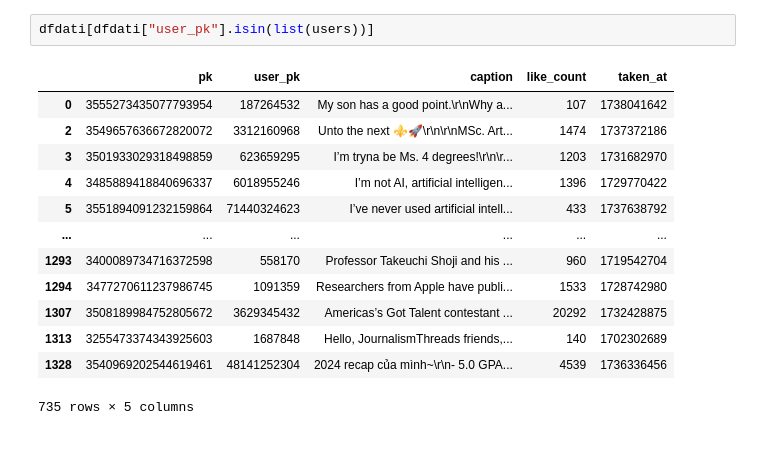
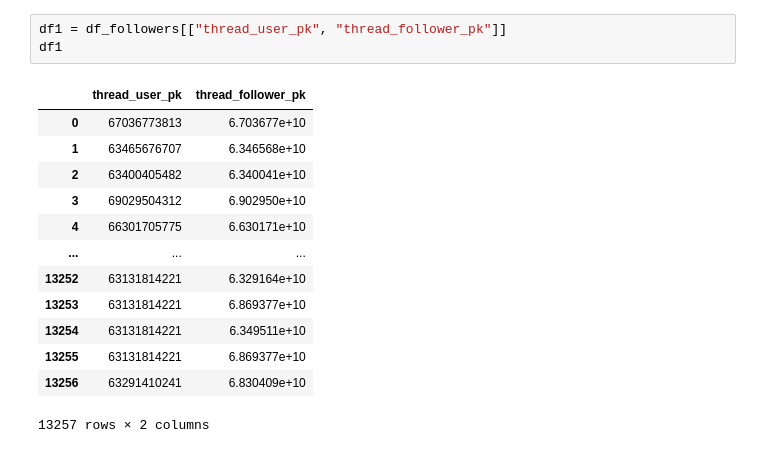
Before and after one commit to Alexis2628/progettoasnm, a Jupyter notebook: Code/data_extraction/reduce.ipynb, the cells around one changed output. Cells and saved outputs as stored; diff of their text form.

```diff
--- a/Code/data_extraction/reduce.ipynb
+++ b/Code/data_extraction/reduce.ipynb
@@ -115,16 +98,17 @@ dfdati
-# %%
-dfdati[dfdati["user_pk"].isin(list(users))]
-# %% [output]
-|  | pk | user_pk | caption | like_count | taken_at |
-| 0 | 3555273435077793954 | 187264532 | My son has a good point.\r\nWhy a... | 107 | 1738041642 |
-| 2 | 3549657636672820072 | 3312160968 | Unto the next ⚜️🚀\r\n\r\nMSc. Art... | 1474 | 1737372186 |
-| 3 | 3501933029318498859 | 623659295 | I’m tryna be Ms. 4 degrees!\r\n\r... | 1203 | 1731682970 |
-| 4 | 3485889418840696337 | 6018955246 | I’m not AI, artificial intelligen... | 1396 | 1729770422 |
-| 5 | 3551894091232159864 | 71440324623 | I’ve never used artificial intell... | 433 | 1737638792 |
-| ... | ... | ... | ... | ... | ... |
-| 1293 | 3400089734716372598 | 558170 | Professor Takeuchi Shoji and his ... | 960 | 1719542704 |
-| 1294 | 3477270611237986745 | 1091359 | Researchers from Apple have publi... | 1533 | 1728742980 |
-| 1307 | 3508189984752805672 | 3629345432 | Americas’s Got Talent contestant ... | 20292 | 1732428875 |
-| 1313 | 3255473374343925603 | 1687848 | Hello, JournalismThreads friends,... | 140 | 1702302689 |
-| 1328 | 3540969202544619461 | 48141252304 | 2024 recap của mình~\r\n- 5.0 GPA... | 4539 | 1736336456 |
-735 rows × 5 columns
+# %%
+df1 = df_followers[["thread_user_pk", "thread_follower_pk"]]
+df1
+# %% [output]
+|  | thread_user_pk | thread_follower_pk |
+| 0 | 67036773813 | 6.703677e+10 |
+| 1 | 63465676707 | 6.346568e+10 |
+| 2 | 63400405482 | 6.340041e+10 |
+| 3 | 69029504312 | 6.902950e+10 |
+| 4 | 66301705775 | 6.630171e+10 |
+| ... | ... | ... |
+| 13252 | 63131814221 | 6.329164e+10 |
+| 13253 | 63131814221 | 6.869377e+10 |
+| 13254 | 63131814221 | 6.349511e+10 |
+| 13255 | 63131814221 | 6.869377e+10 |
+| 13256 | 63291410241 | 6.830409e+10 |
+13257 rows × 2 columns
```
Also changed, not shown: parts of 26 cells of this notebook, 29 other files.
